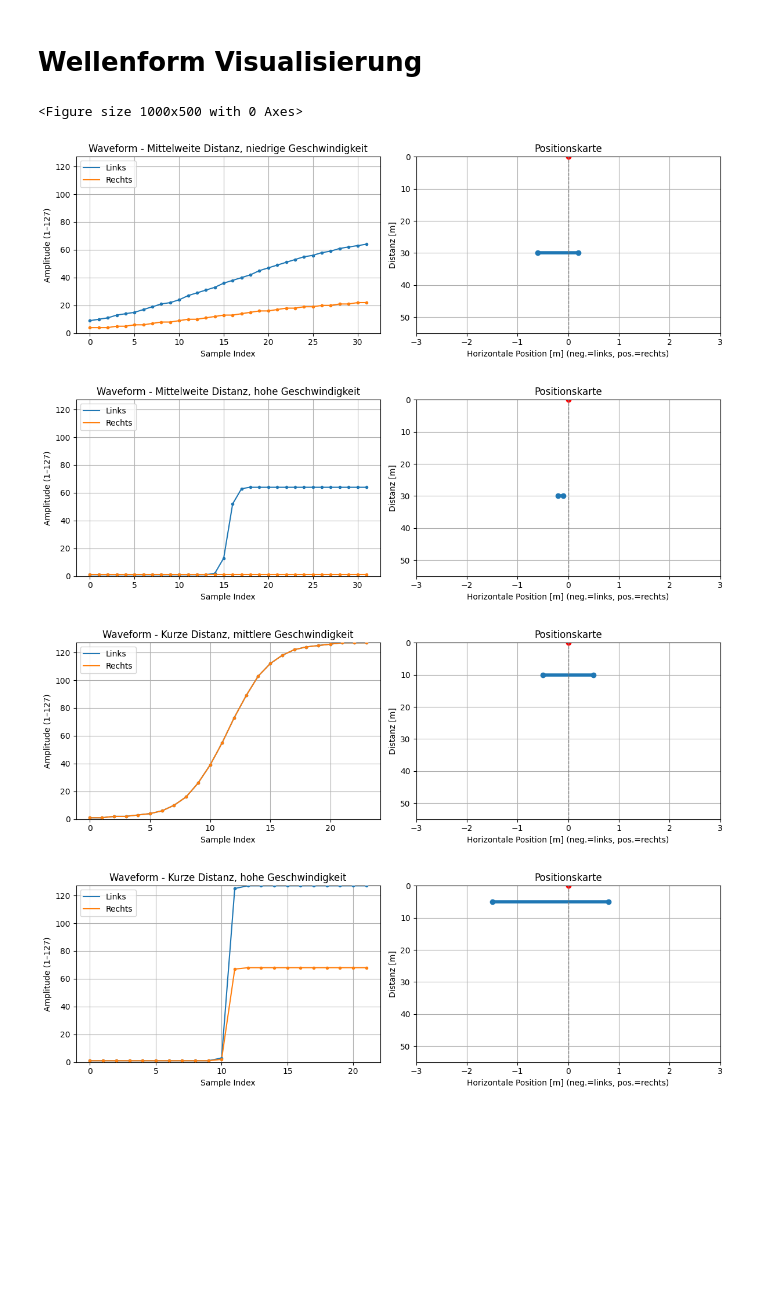
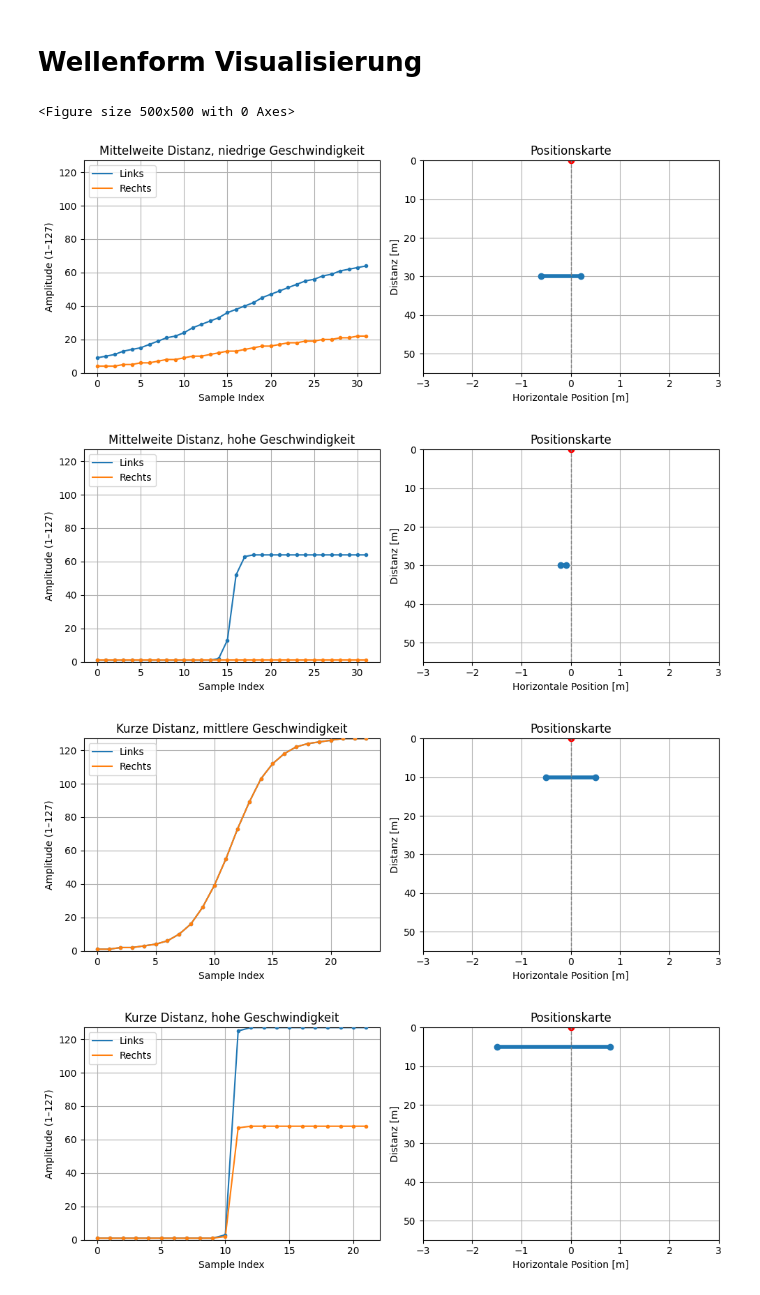
Before and after one commit to Fahradar/waveform, a Jupyter notebook: waveform_visualization.ipynb, the cells around one changed output. Saved outputs shown, nothing was run; the diff lists cells and outputs as text; code cells hidden in the pictures; blank space fills up the shorter version.

Commit message:
Change plot dimension and label.

```diff
--- a/waveform_visualization.ipynb
+++ b/waveform_visualization.ipynb
@@ -93,7 +93,7 @@ def plot_map_view(ax, x, y, label=None):
     ax.set_xlim(-3, 3)
     ax.set_ylim(0, 55)
     ax.invert_yaxis()  # flip y-axis so 0 is bottom, 50 is top
-    ax.set_xlabel("Horizontale Position [m] (neg.=links, pos.=rechts)")
+    ax.set_xlabel("Horizontale Position [m]")
     ax.set_ylabel("Distanz [m]")
     ax.set_title("Positionskarte")
     ax.grid(True)
@@ -105,40 +105,40 @@ def plot_waveform_and_map(x, y, speed, label=None):
 
     sample_indices = list(range(len(t)))
 
-    fig, axs = plt.subplots(1, 2, figsize=(12, 4))
+    fig, axs = plt.subplots(1, 2, figsize=(10, 4))
 
     # Waveform plot
     axs[0].plot(sample_indices, left, label="Links")
     axs[0].plot(sample_indices, right, label="Rechts")
 
     # Add red 'x' markers at each sample
     axs[0].scatter(sample_indices, left, marker='.', zorder=3)
     axs[0].scatter(sample_indices, right, marker='.', zorder=3)
 
-    axs[0].set_title(f"Waveform - {label or ''}")
+    axs[0].set_title(f"{label or ''}")
     axs[0].set_xlabel("Sample Index")
     axs[0].set_ylabel("Amplitude (1–127)")
     axs[0].legend()
     axs[0].set_ylim(0, 127)
     axs[0].grid(True)
     if label:
         axs[0].legend(loc="upper left")
 
     plot_map_view(axs[1], x, y, label=label)
 
     plt.tight_layout()
     plt.show()
 
-plt.figure(figsize=(10, 5))
+plt.figure(figsize=(5, 5))
 
 plot_waveform_and_map(x=[-0.6, 0.2], y=30, speed=10, label="Mittelweite Distanz, niedrige Geschwindigkeit")
 plot_waveform_and_map(x=[-0.2, -0.1], y=30, speed=50, label="Mittelweite Distanz, hohe Geschwindigkeit")
 plot_waveform_and_map(x=[-0.5, 0.5], y=10, speed=25, label="Kurze Distanz, mittlere Geschwindigkeit")
 plot_waveform_and_map(x=[-1.5, 0.8], y=5, speed=59, label="Kurze Distanz, hohe Geschwindigkeit")
 plot_waveform_and_map(x=[-0.2, 0.4], y=40.5, speed=55.3, label="Große Distanz, hohe Geschwindigkeit")
 # %% [output]
-<Figure size 1000x500 with 0 Axes>
+<Figure size 500x500 with 0 Axes>
-[figure, old version]
+[figure, new version]
-[figure, old version]
+[figure, new version]
-[figure, old version]
+[figure, new version]
-[figure, old version]
+[figure, new version]
```
Also changed, not shown: parts of 1 cell of this notebook.
